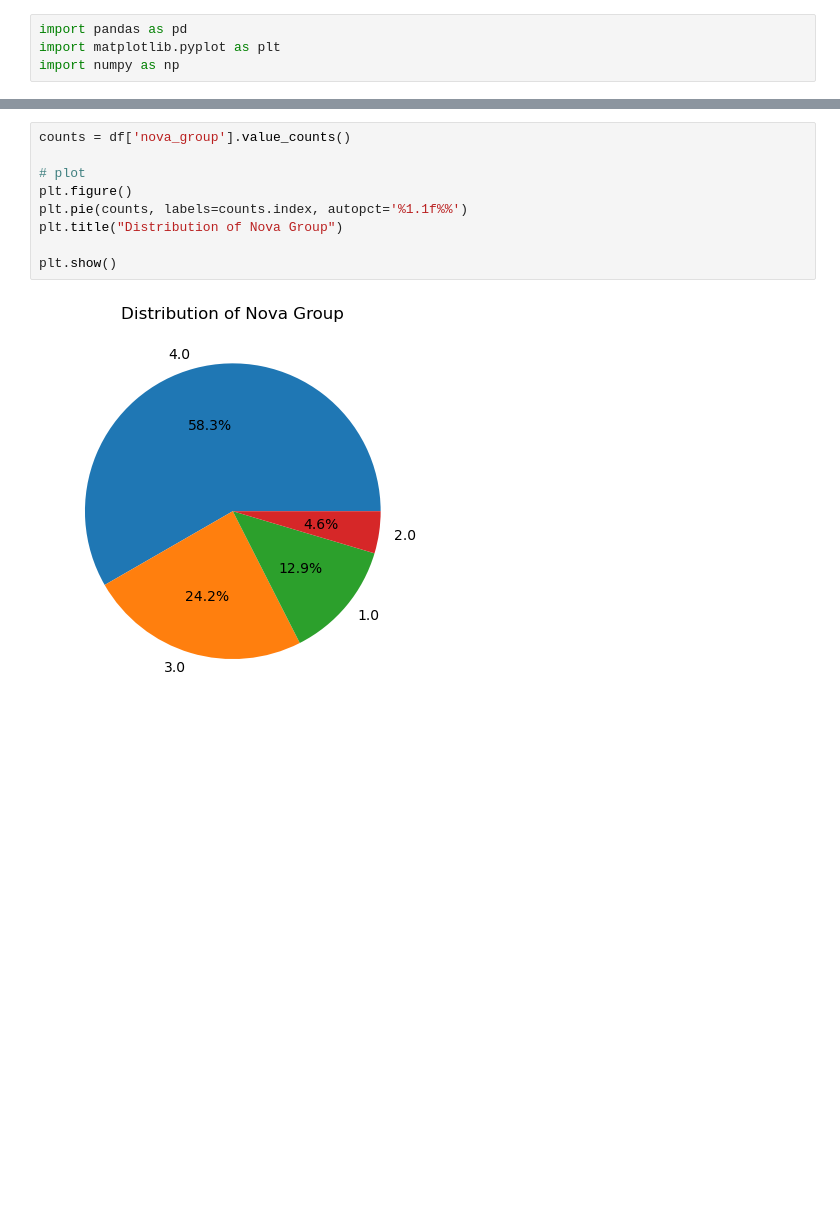
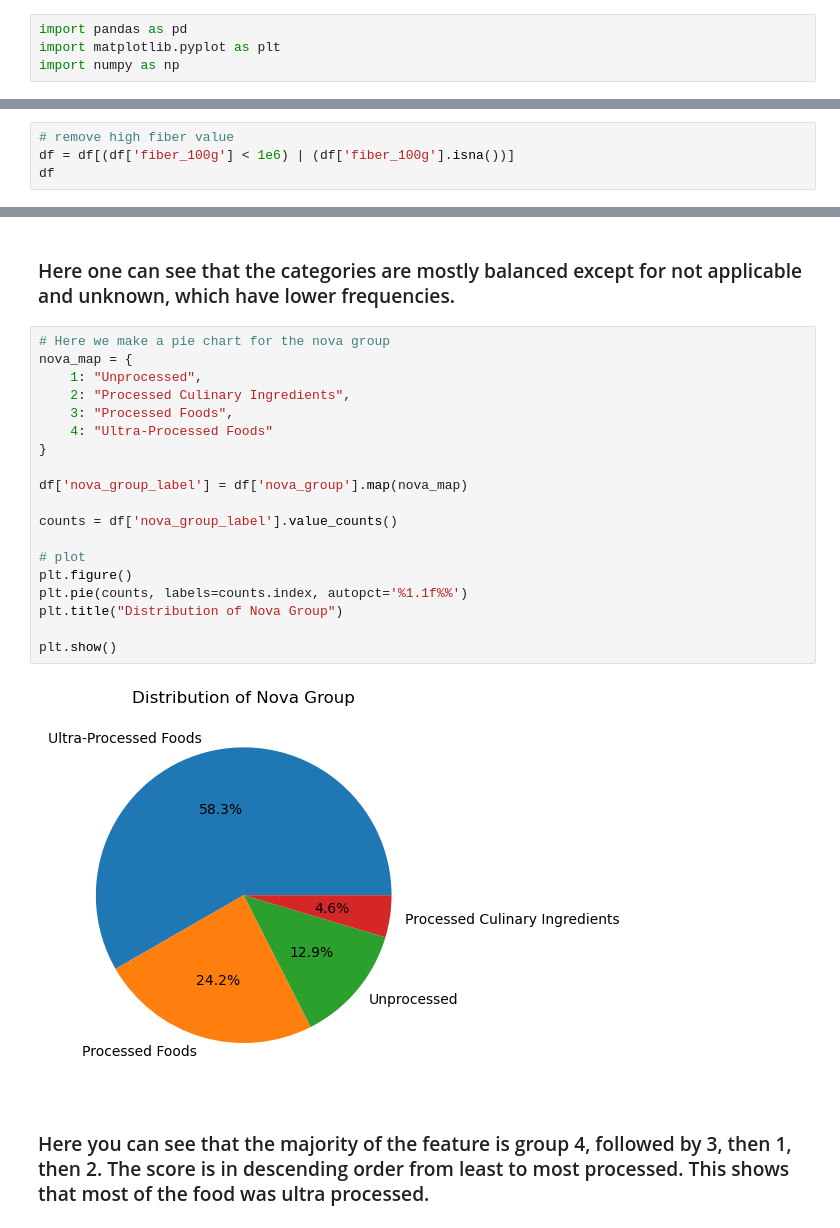
Before and after one commit to aarschne/CS5831Shared, a Jupyter notebook: Final/EDA.ipynb, the cells around one changed output, grey strips where cells are left out. Drawn from its saved outputs; the diff is of its cells as text; blank space fills up the shorter version.

```diff
--- a/Final/EDA.ipynb
+++ b/Final/EDA.ipynb
@@ -32,0 +78,4 @@ df = df.drop(['product_name', 'brands', 'categories', 'ingredients', 'allergens'
+# %%
+# remove high fiber value
+df = df[(df['fiber_100g'] < 1e6) | (df['fiber_100g'].isna())]
+df
@@ -41,15 +144,29 @@ plt.title("Distribution of Nutriscore Grade")
 plt.show()
 # %% [output]
 [figure]
+# %% [markdown]
+### Here one can see that the categories are mostly balanced except for not applicable and unknown, which have lower frequencies.
 # %%
-counts = df['nova_group'].value_counts()
+# Here we make a pie chart for the nova group
+nova_map = {
+    1: "Unprocessed",
+    2: "Processed Culinary Ingredients",
+    3: "Processed Foods",
+    4: "Ultra-Processed Foods"
+}
+
+df['nova_group_label'] = df['nova_group'].map(nova_map)
+
+counts = df['nova_group_label'].value_counts()
 
 # plot
 plt.figure()
 plt.pie(counts, labels=counts.index, autopct='%1.1f%%')
 plt.title("Distribution of Nova Group")
 
 plt.show()
 # %% [output]
-[figure, old version]
+[figure, new version]
+# %% [markdown]
+### Here you can see that the majority of the feature is group 4, followed by 3, then 1, then 2. The score is in descending order from least to most processed. This shows that most of the food was ultra processed.
 # %%
```
Also changed, not shown: parts of 30 cells of this notebook, 3 other files.
